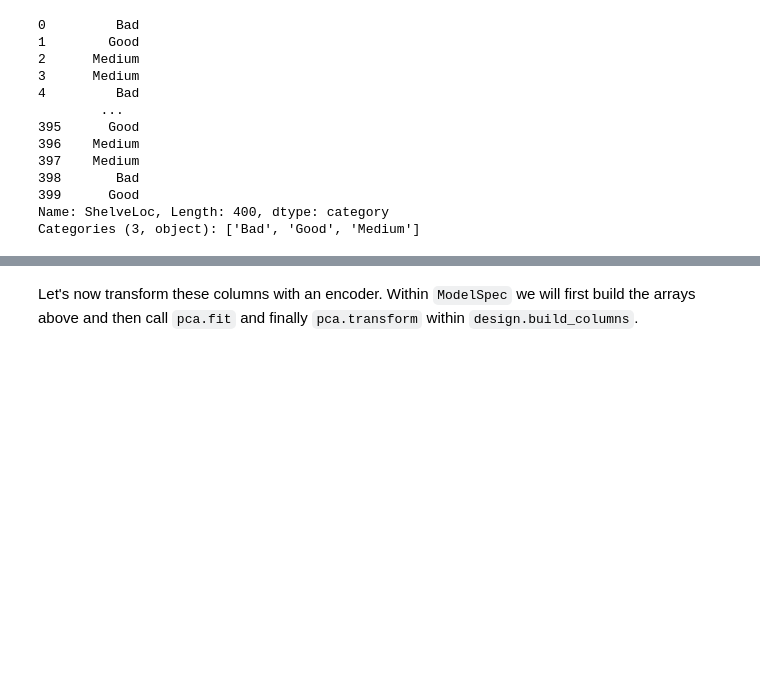
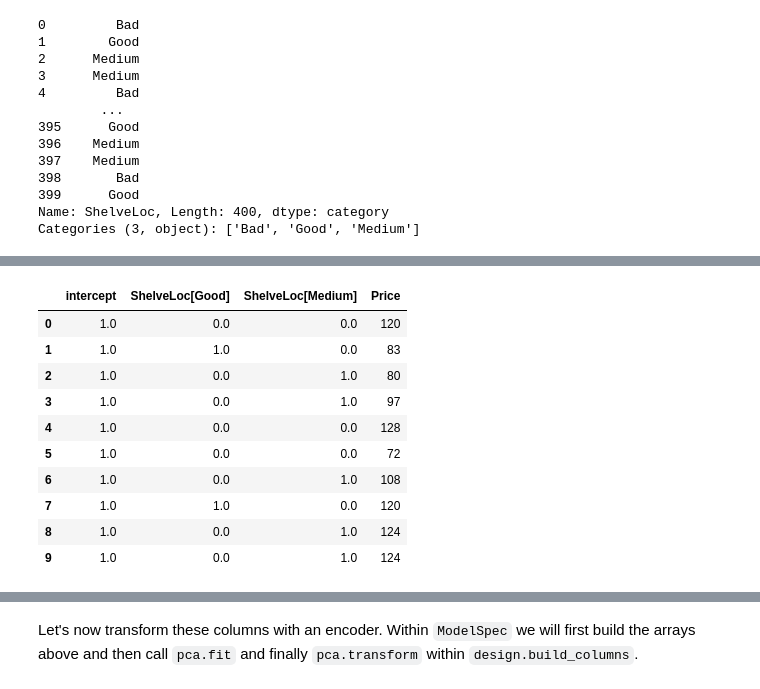
Before and after one commit to jonathan-taylor/ISLP, a Jupyter notebook: docs/source/models/spec.ipynb, the cells around one changed output, grey strips where cells are left out. Saved outputs shown, nothing was run; the diff lists cells and outputs as text; code cells hidden in the pictures; blank space fills up the shorter version.

```diff
--- a/docs/source/models/spec.ipynb
+++ b/docs/source/models/spec.ipynb
@@ -212,0 +59,16 @@ design.build_columns(Carseats, new_var)
+# %%
+MS = ModelSpec(['ShelveLoc', 'Price'])
+X = MS.fit_transform(Carseats)
+X.iloc[:10]
+# %% [output]
+|  | intercept | ShelveLoc[Good] | ShelveLoc[Medium] | Price |
+| 0 | 1.0 | 0.0 | 0.0 | 120 |
+| 1 | 1.0 | 1.0 | 0.0 | 83 |
+| 2 | 1.0 | 0.0 | 1.0 | 80 |
+| 3 | 1.0 | 0.0 | 1.0 | 97 |
+| 4 | 1.0 | 0.0 | 0.0 | 128 |
+| 5 | 1.0 | 0.0 | 0.0 | 72 |
+| 6 | 1.0 | 0.0 | 1.0 | 108 |
+| 7 | 1.0 | 1.0 | 0.0 | 120 |
+| 8 | 1.0 | 0.0 | 1.0 | 124 |
+| 9 | 1.0 | 0.0 | 1.0 | 124 |
```
Also changed, not shown: parts of 127 cells of this notebook, 7 other files.
